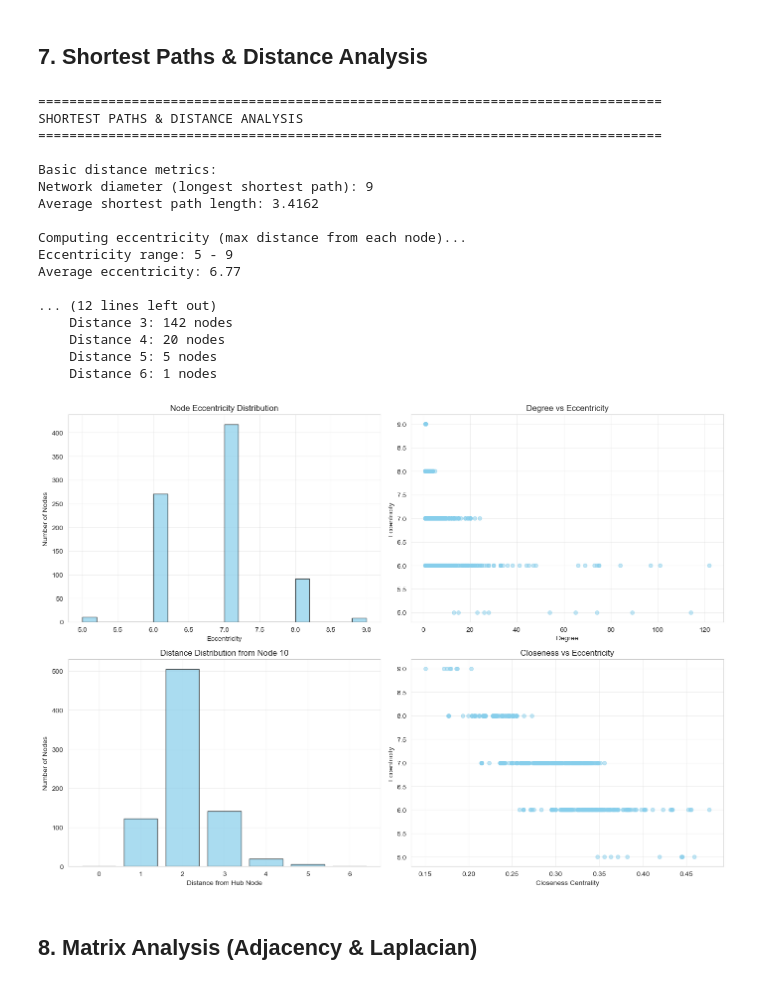
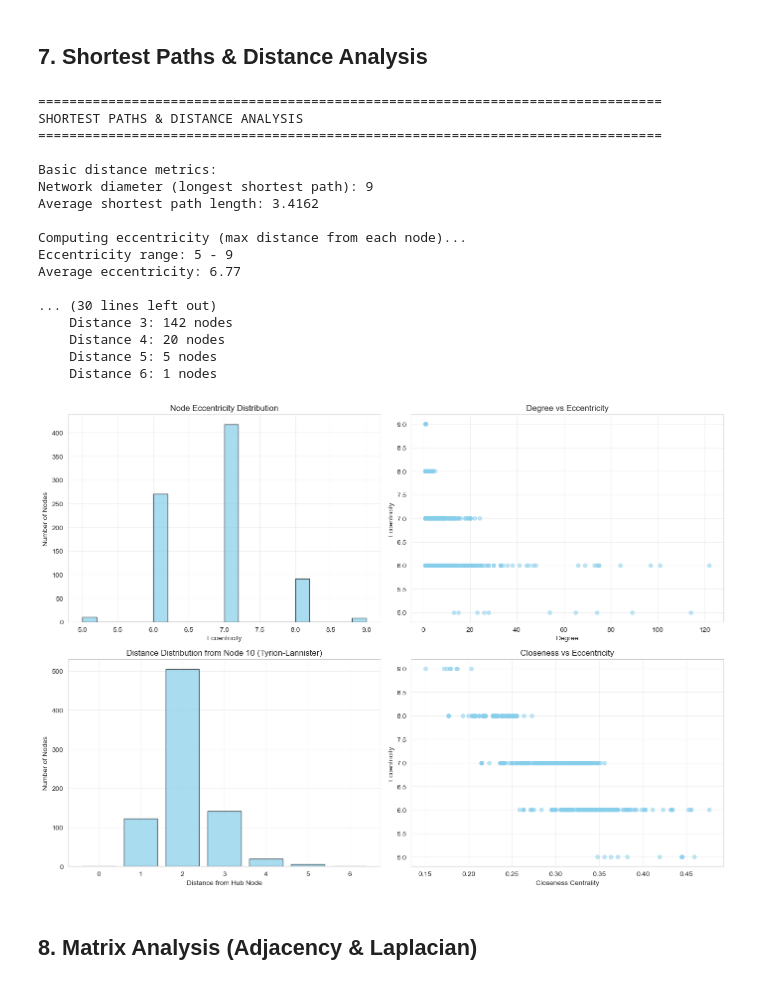
Before and after one commit to oromerlo8-ub/complex_networks, a Jupyter notebook: repo/network_2/network_2.ipynb, the cells around one changed output. Saved outputs shown, nothing was run; the diff lists cells and outputs as text; code cells hidden in the pictures.

```diff
--- a/repo/network_2/network_2.ipynb
+++ b/repo/network_2/network_2.ipynb
@@ -441,6 +461,7 @@ print()
 
 top_nodes_data = {
     'Node': [],
+    'Character': [],
     'Degree': [],
     'Clustering': [],
     'Betweenness': [],
@@ -448,8 +469,9 @@ top_nodes_data = {
     'Avg Neighbor Deg': []
 }
 
-for node, degree in high_degree_nodes:
+for node, degree in sorted(degree_dict.items(), key=lambda x: x[1], reverse=True)[:10]:
     top_nodes_data['Node'].append(node)
+    top_nodes_data['Character'].append(get_node_name(node))
     top_nodes_data['Degree'].append(degree)
     top_nodes_data['Clustering'].append(f"{clustering_coeff[node]:.4f}")
     top_nodes_data['Betweenness'].append(f"{betweenness[node]:.4f}")
@@ -479,29 +501,13 @@ print(f"   - {sum(1 for t in triangle_values if t > 0)} nodes participate in tri
 print()
 
 print("3. NODE ROLES:")
-degree_node = top_degree_nodes[0][0]
+degree_node = sorted(degree_dict.items(), key=lambda x: x[1], reverse=True)[0][0]
 between_node = top_betweenness[0][0]
 close_node = top_closeness[0][0]
-print(f"   - Hub (highest degree): Node {degree_node} with {degree_dict[degree_node]} connections")
-print(f"   - Bridge (highest betweenness): Node {between_node}")
-print(f"   - Central (highest closeness): Node {close_node}")
+print(f"   - Hub (highest degree): Node {degree_node} ({get_node_name(degree_node)}) with {degree_dict[degree_node]} connections")
+print(f"   - Bridge (highest betweenness): Node {between_node} ({get_node_name(between_node)})")
+print(f"   - Central (highest closeness): Node {close_node} ({get_node_name(close_node)})")
 print()
-
-print("4. NETWORK TOPOLOGY:")
-if nx.degree_assortativity_coefficient(G) > 0:
-    print("   - Assortative: High-degree nodes tend to connect to other high-degree nodes")
-else:
-    print("   - Disassortative: High-degree nodes tend to connect to low-degree nodes")
-print()
-
-print("5. CONNECTIVITY:")
-num_components = nx.number_connected_components(G)
-print(f"   - Connected components: {num_components}")
-if num_components == 1:
-    print("   - Network is fully connected")
-else:
-    components = list(nx.connected_components(G))
-    print(f"   - Component sizes: {sorted([len(c) for c in components], reverse=True)}")
 # %% [output]
 ================================================================================
 MICROSCALE ANALYSIS SUMMARY
@@ -724,13 +730,17 @@ print()
 # Nodes with minimum eccentricity (centers)
 min_ecc = min(ecc_values)
 center_nodes = [node for node, ecc in eccentricity.items() if ecc == min_ecc]
-print(f"Network center (nodes with minimum eccentricity={min_ecc}): {center_nodes[:10]}")
+print(f"Network center (nodes with minimum eccentricity={min_ecc}):")
+for node in center_nodes[:10]:
+    print(f"  Node {node} ({get_node_name(node)})")
 print()
 
 # Peripheral nodes (maximum eccentricity)
 max_ecc = max(ecc_values)
 peripheral_nodes = [node for node, ecc in eccentricity.items() if ecc == max_ecc]
-print(f"Peripheral nodes (nodes with maximum eccentricity={max_ecc}): {peripheral_nodes[:10]}")
+print(f"Peripheral nodes (nodes with maximum eccentricity={max_ecc}):")
+for node in peripheral_nodes[:10]:
+    print(f"  Node {node} ({get_node_name(node)})")
 print()
 
 # Radius and diameter interpretation
@@ -742,7 +752,7 @@ print()
 
 # Analyze shortest paths from high-degree node
 sample_node = sorted(degree_dict.items(), key=lambda x: x[1], reverse=True)[0][0]
-print(f"Analyzing shortest paths from hub node {sample_node}:")
+print(f"Analyzing shortest paths from hub node {sample_node} ({get_node_name(sample_node)}):")
 
 # Get all shortest paths from sample node
 path_lengths = nx.single_source_shortest_path_length(G, sample_node)
@@ -780,40 +790,40 @@ for dist in path_length_values:
 axes[1, 0].bar(dist_counts.keys(), dist_counts.values(), color='skyblue', edgecolor='black', alpha=0.7)
 axes[1, 0].set_xlabel('Distance from Hub Node')
 axes[1, 0].set_ylabel('Number of Nodes')
-axes[1, 0].set_title(f'Distance Distribution from Node {sample_node}')
+axes[1, 0].set_title(f'Distance Distribution from Node {sample_node} ({get_node_name(sample_node)})')
 axes[1, 0].grid(True, alpha=0.3)
 
 # Closeness vs Eccentricity correlation
 axes[1, 1].scatter([closeness[n] for n in G.nodes()],
                    [eccentricity[n] for n in G.nodes()],
                    alpha=0.5, s=30, color='skyblue')
 axes[1, 1].set_xlabel('Closeness Centrality')
 axes[1, 1].set_ylabel('Eccentricity')
 axes[1, 1].set_title('Closeness vs Eccentricity')
 axes[1, 1].grid(True, alpha=0.3)
 
 plt.tight_layout()
 plt.show()
 print()
 # %% [output]
 ================================================================================
 SHORTEST PATHS & DISTANCE ANALYSIS
 ================================================================================
 
 Basic distance metrics:
 Network diameter (longest shortest path): 9
 Average shortest path length: 3.4162
 
 Computing eccentricity (max distance from each node)...
 Eccentricity range: 5 - 9
 Average eccentricity: 6.77
 
-... (12 lines left out)
+... (30 lines left out)
     Distance 3: 142 nodes
     Distance 4: 20 nodes
     Distance 5: 5 nodes
     Distance 6: 1 nodes
-[figure, old version]
+[figure, new version]
 # %% [markdown]
 ## 8. Matrix Analysis (Adjacency & Laplacian)
 # %%
```
Also changed, not shown: parts of 9 cells of this notebook, 2 other files.
